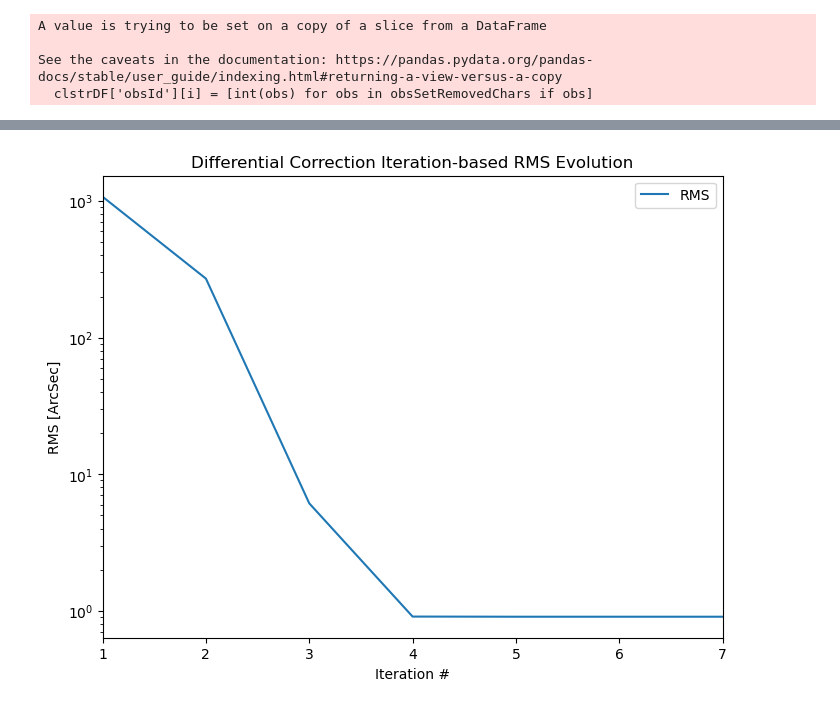
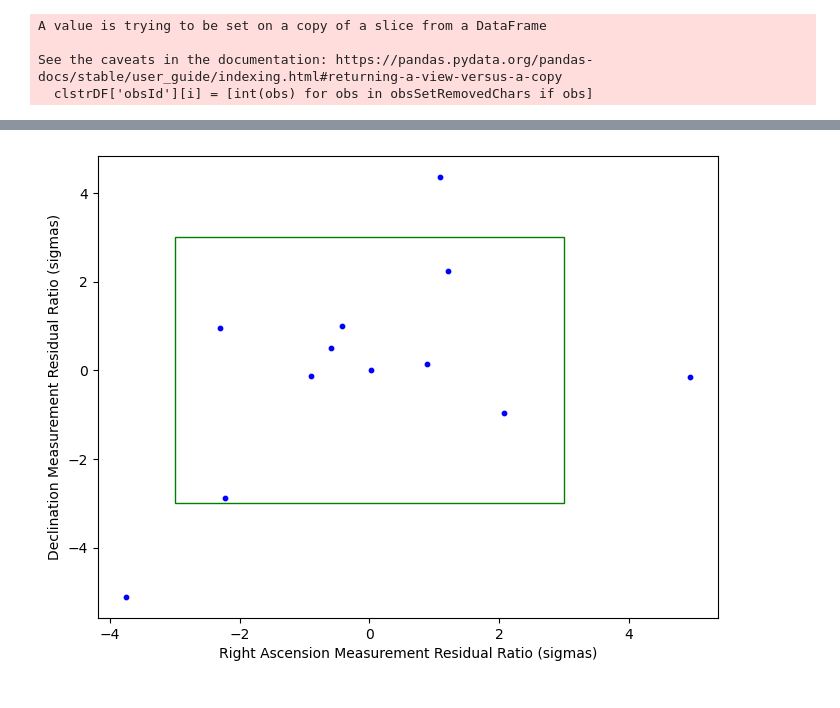
Before and after one commit to rahil-makadia/lsst-heliolinc-corrector, a Jupyter notebook: lsst-corrector-demo.ipynb, the cells around one changed output, grey strips where cells are left out. Drawn from its saved outputs; the diff is of its cells as text; code cells hidden in the pictures.

```diff
--- a/lsst-corrector-demo.ipynb
+++ b/lsst-corrector-demo.ipynb
@@ -138,12 +172,10 @@ array([[ 1.23862267e-08, -1.10334013e-08,  2.54452346e-09, -2.02646509e-10,  2.3
-# %%
-plt.figure(figsize=(8,6), dpi=100)
-plt.semilogy(np.arange(1,n_iter+1), rms, label = 'RMS')
-plt.xlabel('Iteration #')
-plt.xticks(np.arange(1,n_iter+1))
-plt.xlim(1, n_iter)
-plt.ylabel('RMS [ArcSec]')
-plt.title('Differential Correction Iteration-based RMS Evolution')
-plt.legend()
-plt.show()
-# %% [output]
-[figure, removed]
+# %%
+plt.figure(figsize=(8,6), dpi=100)
+uncertainty_box = plt.Rectangle((-3,-3), 2*3, 2*3, fc='None', ec='green')
+plt.gca().add_patch(uncertainty_box)
+plt.scatter(b[::2].ravel() / obsArray[:,3], b[1::2].ravel() / obsArray[:,4], s=10, c='blue')
+plt.xlabel('Right Ascension Measurement Residual Ratio (sigmas)')
+plt.ylabel('Declination Measurement Residual Ratio (sigmas)')
+plt.show()
+# %% [output]
+[figure, added]
```
Also changed, not shown: parts of 9 cells of this notebook, 3 other files.
